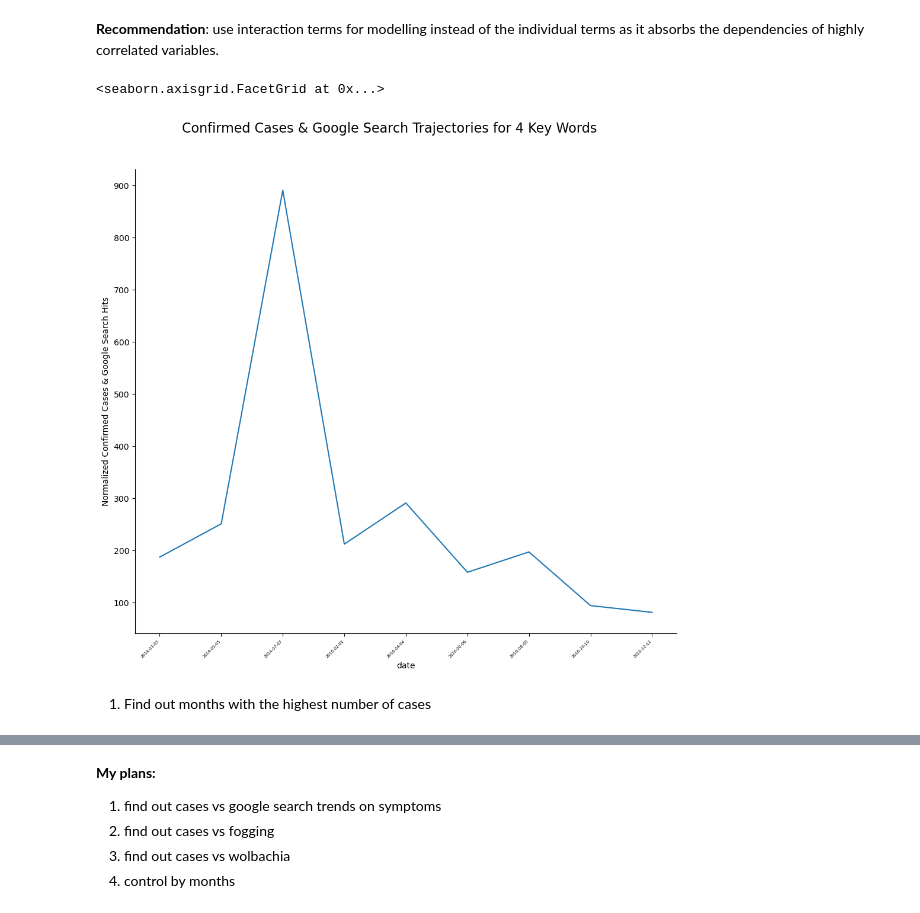
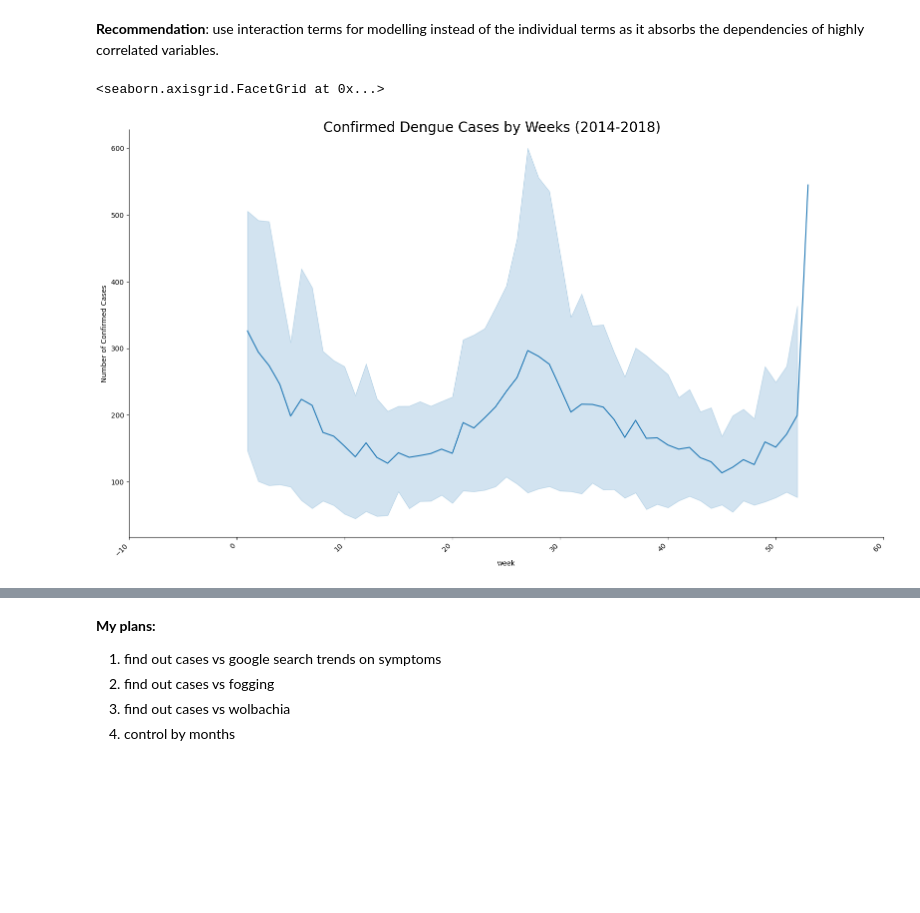
Before and after one commit to lishing/ga_project4_dsif9, a Jupyter notebook: Code/03_EDA/3b_GoogleTrends.ipynb, the cells around one changed output, grey strips where cells are left out. Cells and saved outputs as stored; diff of their text form; code cells hidden in the pictures; blank space fills up the shorter version.

Commit message:
completed google EDA

```diff
--- a/Code/03_EDA/3b_GoogleTrends.ipynb
+++ b/Code/03_EDA/3b_GoogleTrends.ipynb
@@ -73,0 +73,13 @@ merged_df
+# %%
+# drop first three columns
+merged_df = merged_df.iloc[: , 3:]
+# %%
+# rearrange the columns
+
+# reassign the column names
+merged_df_columns = ['date', 'year', 'month', 'week', 'dengue_search', 'dengue_fever_search','dengue_symptoms_search',
+                  'rashes_search', 'vomiting_search', 'eye_pain_search', 'joint_pain_search',
+                 'fever_search', 'wolbachia_search', 'headache_search', 'nausea_search', 'fogging_search',
+                 'insect_repellent_search','mosquito_search', 'dengue_sum']
+
+merged_df = merged_df[merged_df_columns]
@@ -98,3 +201,17 @@ merged_df.corr()
+# %%
+# group months into into monsoon seasons
+
+def monsoon_status(merged_df):
+    if merged_df['month'] == 12 or merged_df['month'] == 1 or merged_df['month'] == 2:
+        return 'Northeast Monsoon (Dec-Feb)'
+    elif merged_df['month'] == 6 or merged_df['month'] == 7 or merged_df['month'] == 8 or merged_df['month']== 9:
+        return 'Southwest Monsoon (Jun-Sept)'
+    elif merged_df['month'] == 10 or merged_df['month'] == 11:
+        return 'Inter-monsoon (Oct - Nov)'
+    else:
+        return 'Inter-monsoon (Mar-May)'
+
+merged_df['season'] = merged_df.apply(monsoon_status, axis = 1)
 # %%
 # Get correlation of the remaining features after cleaning
 plt.figure(figsize = (16,12))
@@ -128,8 +245,8 @@ merged_df['fever_and_dengue'] = merged_df['fever_search'] * merged_df['dengue_se
 # interaction term between 'dengue_fever' and 'dengue'
 merged_df['denguefever_and_dengue'] = merged_df['dengue_fever_search'] * merged_df['dengue_search']
 
-# interaction term between 'vomitting' and 'dengue_fever'
-merged_df['vomitting_and_denguefever'] = merged_df['dengue_fever_search'] * merged_df['vomiting_search']
+# interaction term between 'repellent' and 'mosquito'
+merged_df['mosquito_and_repellent'] = merged_df['mosquito_search'] * merged_df['insect_repellent_search']
 # %%
 # Get correlation of the remaining features after cleaning
 plt.figure(figsize = (16,12))
@@ -152,21 +269,19 @@ with sns.axes_style("white"):
 
 # the common symptoms of dengue are: vomitting/nausea, rash, aches and pain (eye-pain), fever, joint-pain
 # %%
-# this might be wrong
+# this might be wrong - to fix
 
-g = sns.relplot(x="date", y="dengue_sum",
-            height=5, aspect=2, facet_kws=dict(sharex=False),
+g = sns.relplot(x="week", y="dengue_sum",
+            height=4, aspect=4, facet_kws=dict(sharex=False),
             kind="line", legend="full", data=merged_df)
-g.set_xticklabels(rotation=45,fontsize=5,horizontalalignment='right')
-g.fig.subplots_adjust(top=0.9)
-g.fig.suptitle('Confirmed Cases & Google Search Trajectories for 4 Key Words', fontsize=16)
+g.set_xticklabels(rotation=45,fontsize=10,horizontalalignment='right')
+#g.fig.subplots_adjust(top=0.9)
+g.fig.suptitle('Confirmed Dengue Cases by Weeks (2014-2018)', fontsize=20)
 g.fig.set_figheight(10)
-g.set_axis_labels(y_var="Normalized Confirmed Cases & Google Search Hits")
+g.set_axis_labels(y_var="Number of Confirmed Cases")
 # %% [output]
 <seaborn.axisgrid.FacetGrid at 0x...>
-[figure, old version]
+[figure, new version]
-# %% [markdown]
-1. Find out months with the highest number of cases
 # %%
 date_groups = merged_df.groupby('month')['dengue_sum'].mean()
 # %%
```
Also changed, not shown: parts of 22 cells of this notebook, 3 other files.
